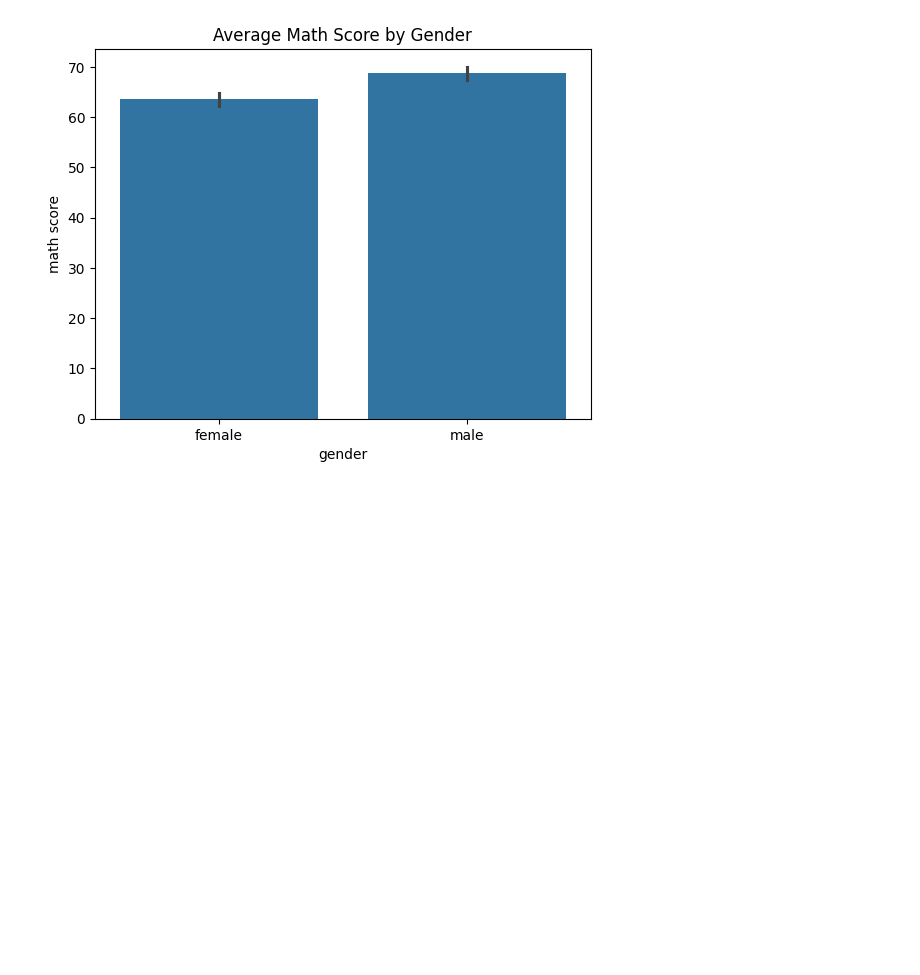
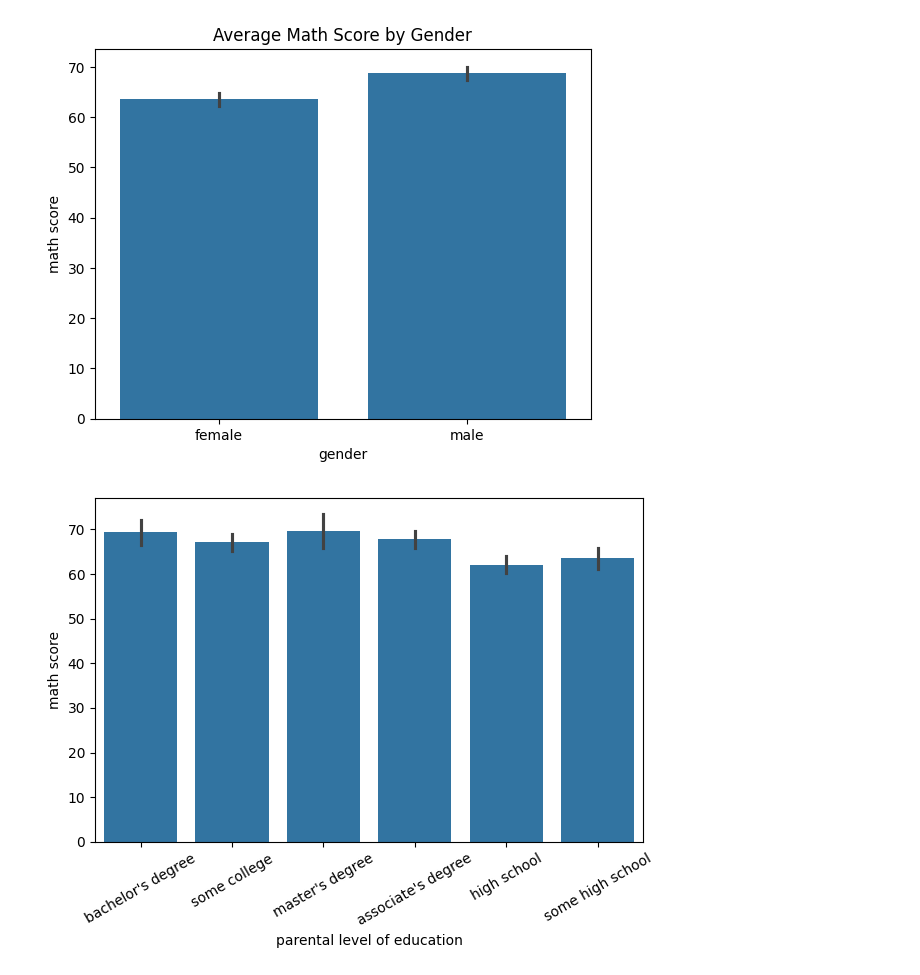
Before and after one commit to Nakib-Nasrullah/Research-Skill, a Jupyter notebook: 6_Matplotlib_and_Seaborn.ipynb, the cells around one changed output. Drawn from its saved outputs; the diff is of its cells as text; code cells hidden in the pictures; blank space fills up the shorter version.

```diff
--- a/6_Matplotlib_and_Seaborn.ipynb
+++ b/6_Matplotlib_and_Seaborn.ipynb
@@ -393,3 +393,11 @@ plt.title('Average Math Score by Gender')
 plt.show()
 # %% [output]
 [figure]
+# %%
+# By parent education
+sns.barplot(data=students, x='parental level of education', y='math score')
+plt.xticks(rotation=30)
+plt.tight_layout()
+plt.show()
+# %% [output]
+[figure, added]
```
